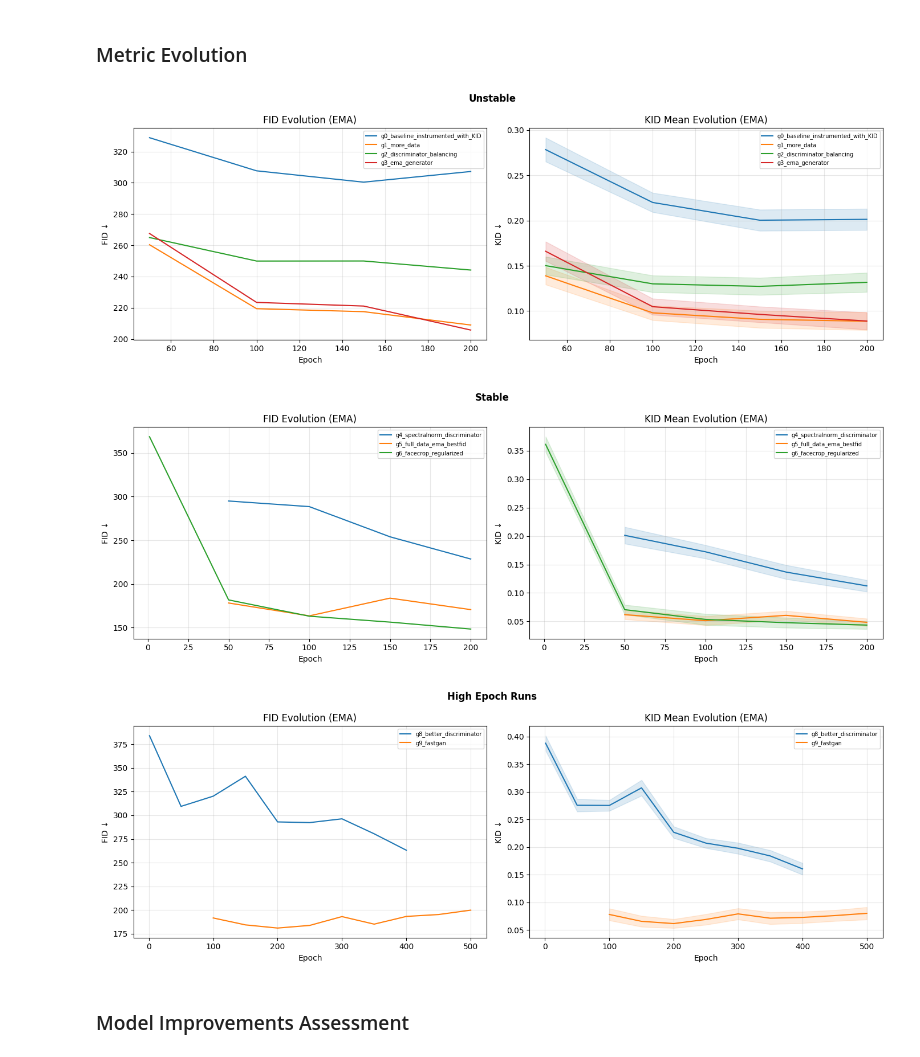
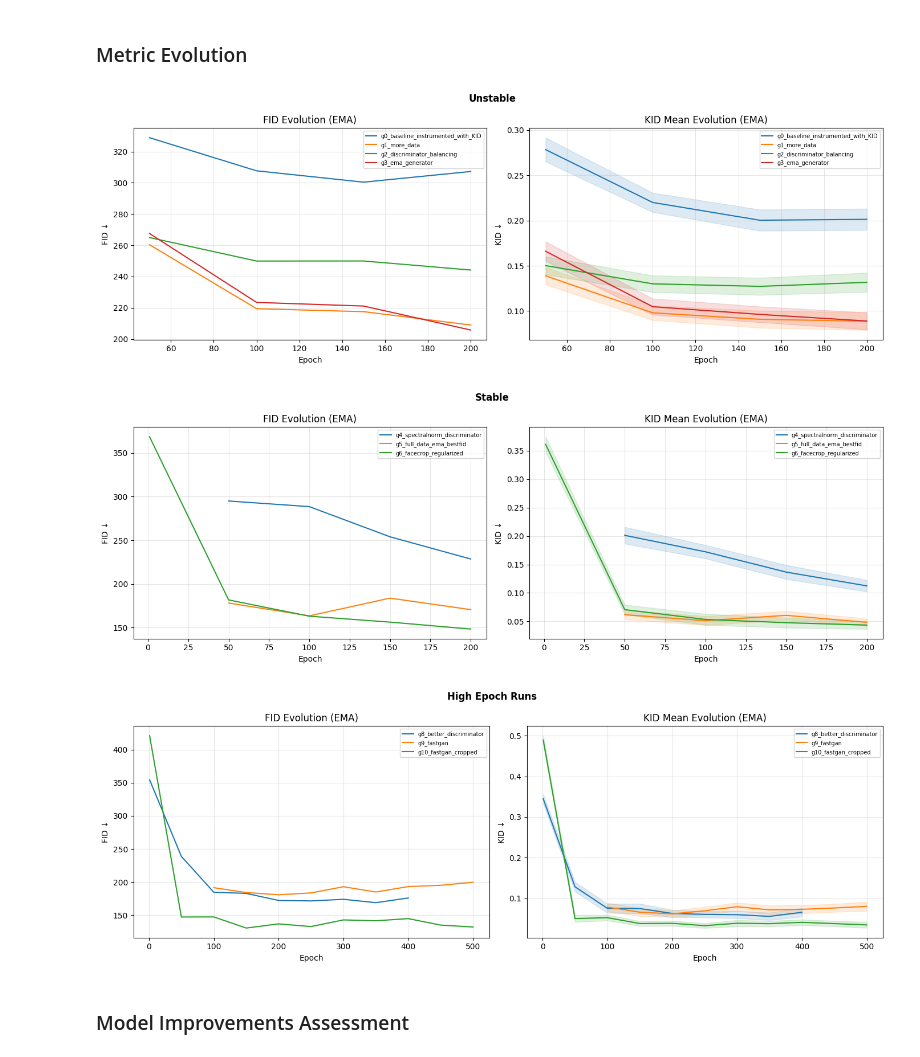
Before and after one commit to rafael-andre1/DeepFake-Image-Generation-And-Detection, a Jupyter notebook: modelComparison.ipynb, the cells around one changed output. Drawn from its saved outputs; the diff is of its cells as text; code cells hidden in the pictures.

Commit message:
Added FastGAN w/ Cropped & New Plots

```diff
--- a/modelComparison.ipynb
+++ b/modelComparison.ipynb
@@ -31,8 +32,10 @@ for folder in os.listdir(MAIN_DIR):
         df1 = pd.read_csv(os.path.join(folder_path, "fid_kid_history.csv"))
         df2 = pd.read_csv(os.path.join(folder_path, "training_history.csv"))
         # store in dictionary
-        dataframes_dict[folder[:2]] = (df1, df2)
-        full_name[folder[:2]] = folder
+        dataframes_dict[folder[:3]] = (df1, df2)
+        full_name[folder[:3]] = folder
+
+dataframes_dict = dict(natsorted(dataframes_dict.items()))
 
 print(dataframes_dict.keys())
 print(full_name.values())
@@ -45,7 +48,7 @@ dict_values(['g0_baseline_instrumented_with_KID', 'g1_more_data', 'g2_discrimina
 colors = plt.cm.tab10.colors
 
 all_items = list(dataframes_dict.items())
-groups    = [all_items[:4], all_items[4:-2], all_items[-2:]]
+groups    = [all_items[:4], all_items[4:-3], all_items[-3:]]
 subtitles = ["Unstable", "Stable", "High Epoch Runs"]
 
 for group, subtitle in zip(groups, subtitles):
@@ -82,7 +85,7 @@ This is a better stability signal than the raw loss curves because it strips out
 window = 10
 
 all_items = list(dataframes_dict.items())
-groups    = [all_items[:4], all_items[4:-2], all_items[-2:]]
+groups    = [all_items[:4], all_items[4:-3], all_items[-3:]]
 subtitles = ["Unstable", "Stable", "High Epoch Runs"]
 
 for group, subtitle in zip(groups, subtitles):
@@ -123,7 +126,7 @@ signals = ["D_x", "D_G_z_fake", "D_G_z_gen"]
 signal_labels = ["D(x) real", "D(G(z)) fake", "D(G(z)) gen"]
 
 all_items = list(dataframes_dict.items())
-groups    = [all_items[:4], all_items[4:-2], all_items[-2:]]
+groups    = [all_items[:4], all_items[4:-3], all_items[-3:]]
 subtitles = ["Unstable", "Stable", "High Epoch Runs"]
 
 for group, subtitle in zip(groups, subtitles):
@@ -156,40 +159,40 @@ for group, subtitle in zip(groups, subtitles):
 ### Metric Evolution
 # %%
 all_items = list(dataframes_dict.items())
-groups    = [all_items[:4], all_items[4:-2], all_items[-2:]]
+groups    = [all_items[:4], all_items[4:-3], all_items[-3:]]
 subtitles = ["Unstable", "Stable", "High Epoch Runs"]
 
 for group, subtitle in zip(groups, subtitles):
     fig, (ax_fid, ax_kid) = plt.subplots(1, 2, figsize=(14, 5))
     fig.suptitle(subtitle, fontsize=12, fontweight="bold")
 
     for (key, (df_metrics, df_train)), color in zip(group, colors):
         label = full_name[key]
         df_ema = df_metrics[df_metrics["evaluated_model"] == "ema"] if "evaluated_model" in df_metrics.columns else df_metrics
 
         ax_fid.plot(df_ema["epoch"], df_ema["fid"], label=label, color=color)
         ax_kid.plot(df_ema["epoch"], df_ema["kid_mean"], label=label, color=color)
         ax_kid.fill_between(
             df_ema["epoch"],
             df_ema["kid_mean"] - df_ema["kid_std"],
             df_ema["kid_mean"] + df_ema["kid_std"],
             alpha=0.15, color=color
         )
 
     ax_fid.set_title("FID Evolution (EMA)")
     ax_fid.set_xlabel("Epoch"); ax_fid.set_ylabel("FID ↓")
     ax_fid.legend(fontsize=7); ax_fid.grid(True, alpha=0.3)
 
     ax_kid.set_title("KID Mean Evolution (EMA)")
     ax_kid.set_xlabel("Epoch"); ax_kid.set_ylabel("KID ↓")
     ax_kid.legend(fontsize=7); ax_kid.grid(True, alpha=0.3)
 
     plt.tight_layout()
     plt.show()
 # %% [output]
 [figure]
 [figure]
-[figure, old version]
+[figure, new version]
 # %% [markdown]
 ### Model Improvements Assessment
 # %%
```
Also changed, not shown: parts of 16 cells of this notebook, 9 other files.
